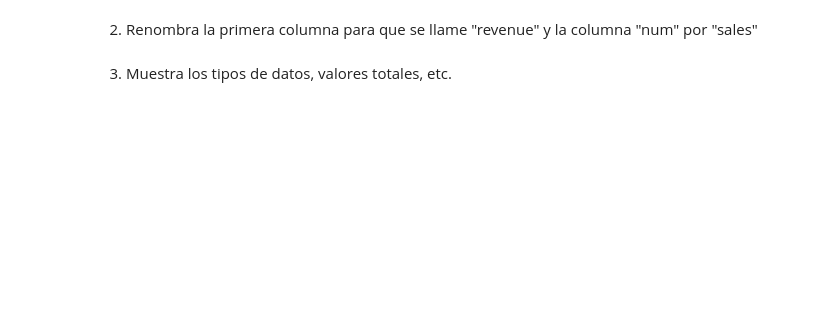
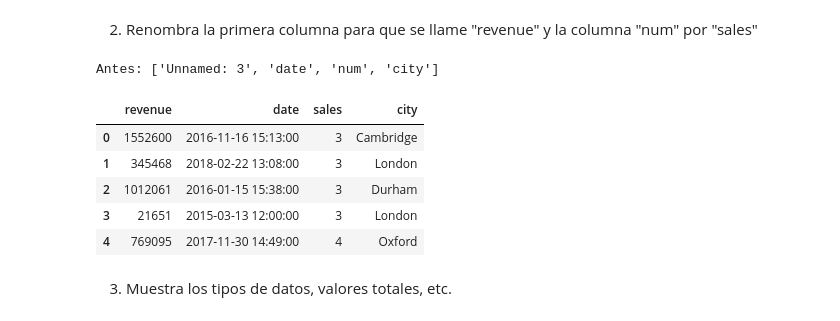
Before and after one commit to RobertTatillo/DS-Online-Robert, a Jupyter notebook: 03_Data_Analysis/Sprint_05/Unidad_02_Procesado_Datos_Internos_Ficheros/03_Practica_Obligatoria/18_Practica_Obligatoria_Ficheros.ipynb, the cells around one changed output. Saved outputs shown, nothing was run; the diff lists cells and outputs as text; code cells hidden in the pictures; blank space fills up the shorter version.

```diff
--- a/03_Data_Analysis/Sprint_05/Unidad_02_Procesado_Datos_Internos_Ficheros/03_Practica_Obligatoria/18_Practica_Obligatoria_Ficheros.ipynb
+++ b/03_Data_Analysis/Sprint_05/Unidad_02_Procesado_Datos_Internos_Ficheros/03_Practica_Obligatoria/18_Practica_Obligatoria_Ficheros.ipynb
@@ -29,4 +60,18 @@ Vamos a empezar trabajando con el fichero excel.
 # %% [markdown]
 2. Renombra la primera columna para que se llame "revenue" y la columna "num" por "sales"
+# %%
+# como se llaman ahora
+print("Antes:", list(df.columns))
+# primera columna "Unnamed: 3" (los ingresos) y "num" son las ventas
+df.columns = ["revenue", "date", "sales", "city"]
+df.head()
+# %% [output]
+Antes: ['Unnamed: 3', 'date', 'num', 'city']
+|  | revenue | date | sales | city |
+| 0 | 1552600 | 2016-11-16 15:13:00 | 3 | Cambridge |
+| 1 | 345468 | 2018-02-22 13:08:00 | 3 | London |
+| 2 | 1012061 | 2016-01-15 15:38:00 | 3 | Durham |
+| 3 | 21651 | 2015-03-13 12:00:00 | 3 | London |
+| 4 | 769095 | 2017-11-30 14:49:00 | 4 | Oxford |
 # %% [markdown]
 3. Muestra los tipos de datos, valores totales, etc.
```
Also changed, not shown: parts of 20 cells of this notebook, 9 other files.
